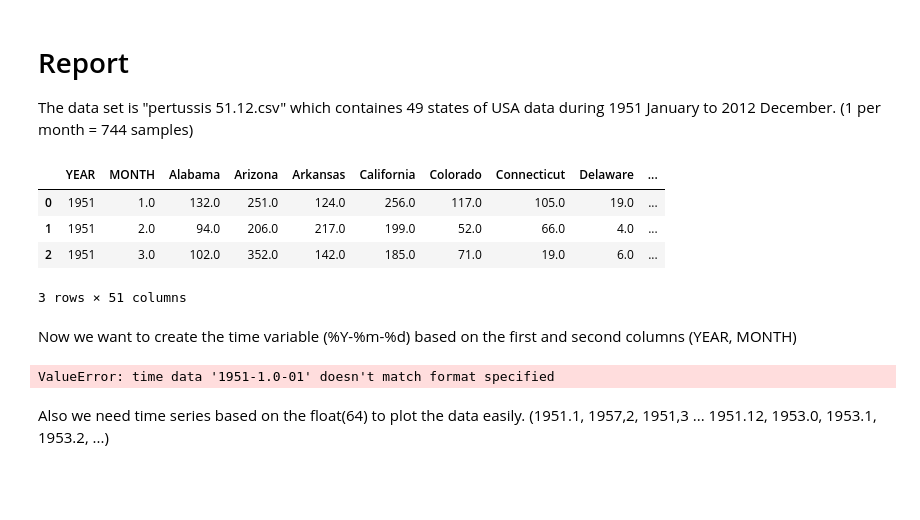
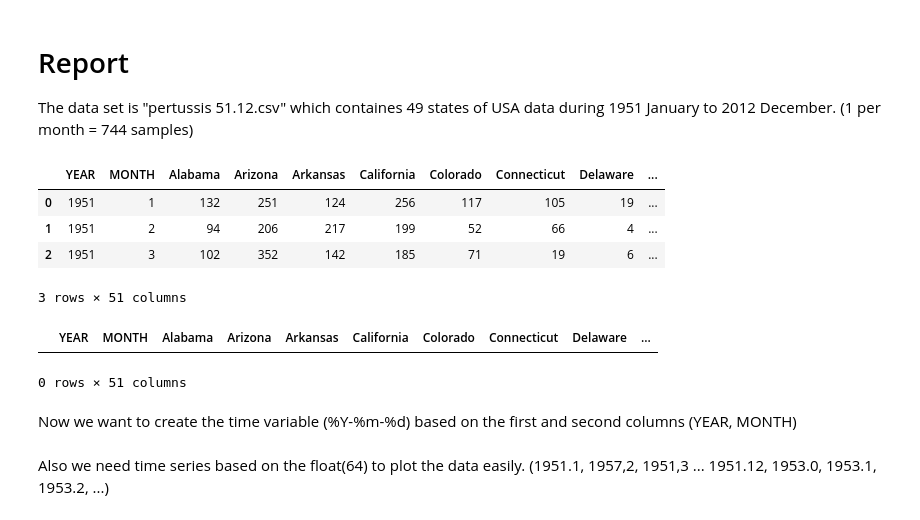
Before and after one commit to m-kashani/Pertussis-Package-Based-on-EWS, a Jupyter notebook: report.ipynb, the cells around one changed output. Saved outputs shown, nothing was run; the diff lists cells and outputs as text; code cells hidden in the pictures; blank space fills up the shorter version.

Commit message:
The weird error fixed for report ! (Wow )

```diff
--- a/report.ipynb
+++ b/report.ipynb
@@ -5,10 +5,10 @@ The data set is "pertussis 51.12.csv" which containes 49 states of USA data duri
 import pandas as pd
 data_df = pd.read_csv('pertussis.51.12.csv')
 # %%
-data_df.head(3)
+data_df.head(3).astype(int)
 # %% [output]
 |  | YEAR | MONTH | Alabama | Arizona | Arkansas | California | Colorado | Connecticut | Delaware | ... |
-| 0 | 1951 | 1.0 | 132.0 | 251.0 | 124.0 | 256.0 | 117.0 | 105.0 | 19.0 | ... |
-| 1 | 1951 | 2.0 | 94.0 | 206.0 | 217.0 | 199.0 | 52.0 | 66.0 | 4.0 | ... |
-| 2 | 1951 | 3.0 | 102.0 | 352.0 | 142.0 | 185.0 | 71.0 | 19.0 | 6.0 | ... |
+| 0 | 1951 | 1 | 132 | 251 | 124 | 256 | 117 | 105 | 19 | ... |
+| 1 | 1951 | 2 | 94 | 206 | 217 | 199 | 52 | 66 | 4 | ... |
+| 2 | 1951 | 3 | 102 | 352 | 142 | 185 | 71 | 19 | 6 | ... |
 3 rows × 51 columns
@@ -15,2 +18,8 @@ data_df.head(3)
+# %%
+f = data_df[data_df["MONTH"].isnull()]
+f
+# %% [output]
+|  | YEAR | MONTH | Alabama | Arizona | Arkansas | California | Colorado | Connecticut | Delaware | ... |
+0 rows × 51 columns
 # %% [markdown]
 Now we want to create the time variable (%Y-%m-%d) based on the first and second columns (YEAR, MONTH)
@@ -17,9 +28,7 @@ Now we want to create the time variable (%Y-%m-%d) based on the first and second
 # %%
 Dates = data_df [ ["YEAR","MONTH"] ]
-time = Dates['YEAR'].astype(str) + "-" + Dates['MONTH'].astype(str) + "-01" #For each state ?
+time = Dates['YEAR'].astype(str) + "-" + Dates['MONTH'].astype(int).astype(str) + "-01" #For each state ?
 time = pd.to_datetime(time , format = '%Y-%m-%d')
-# %% [output]
-ValueError: time data '1951-1.0-01' doesn't match format specified
 # %% [markdown]
 Also we need time series based on the float(64) to plot the data easily. (1951.1, 1957,2, 1951,3 ... 1951.12, 1953.0, 1953.1, 1953.2, ...)
 # %%
```
Also changed, not shown: parts of 4 cells of this notebook, 1 other file.
